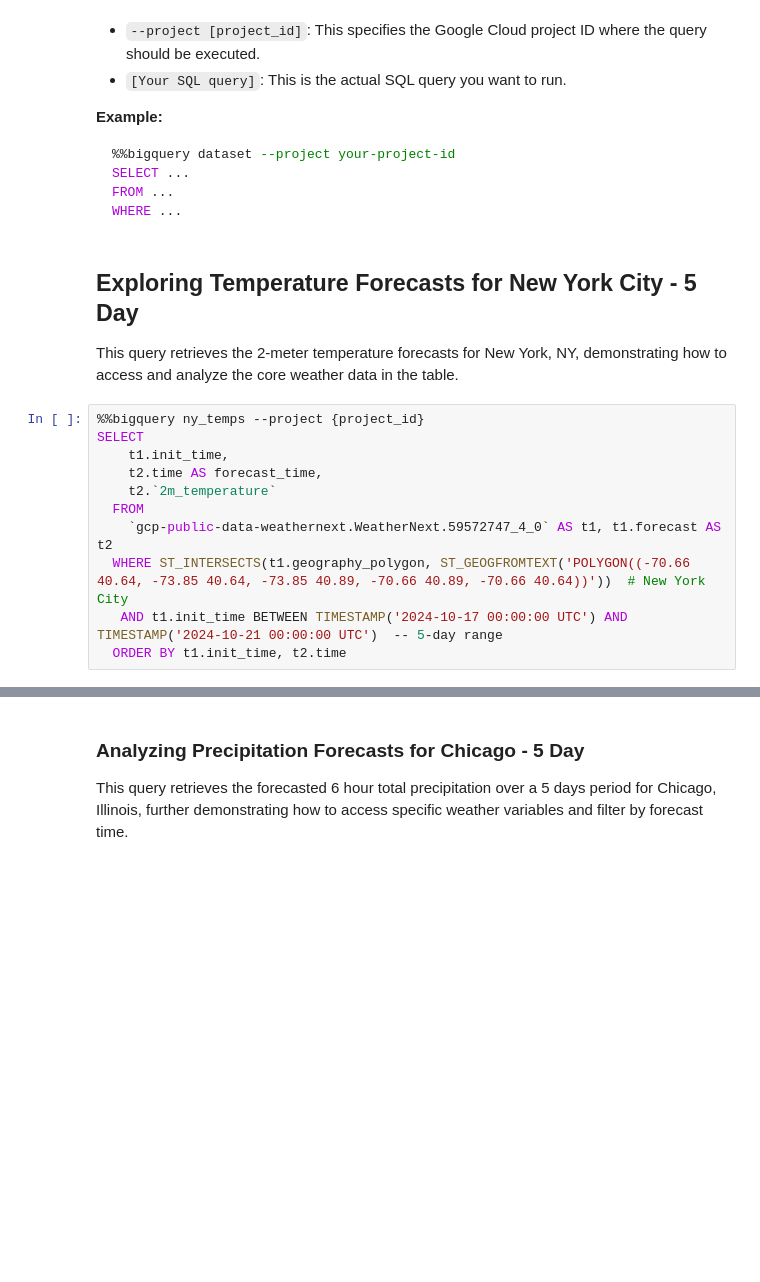
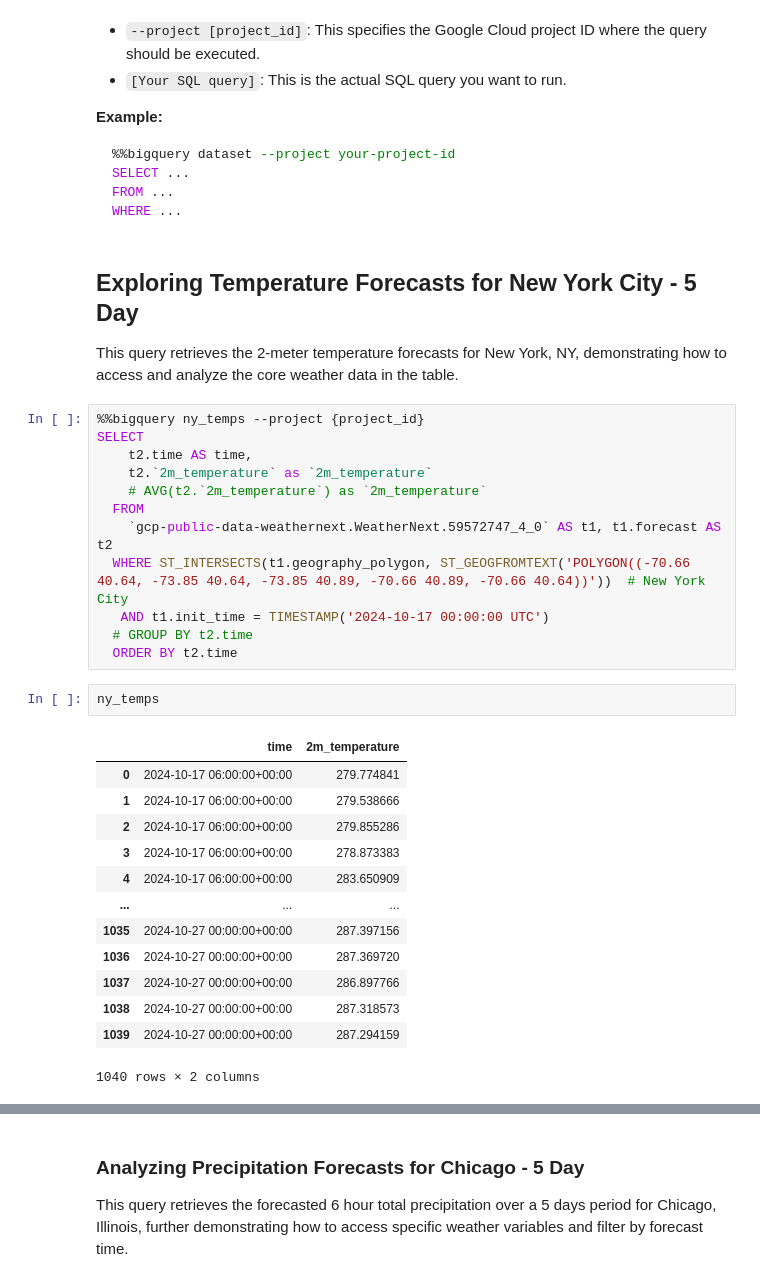
Before and after one commit to gena/next25-weather, a Jupyter notebook: notebooks/weathernext-bigquery-simple.ipynb, the cells around one changed output, grey strips where cells are left out. Cells and saved outputs as stored; diff of their text form; blank space fills up the shorter version.

```diff
--- a/notebooks/weathernext-bigquery-simple.ipynb
+++ b/notebooks/weathernext-bigquery-simple.ipynb
@@ -121,13 +121,30 @@ This query retrieves the 2-meter temperature forecasts for New York, NY, demonst
 # %%
 %%bigquery ny_temps --project {project_id}
 SELECT
-    t1.init_time,
-    t2.time AS forecast_time,
-    t2.`2m_temperature`
+    t2.time AS time,
+    t2.`2m_temperature` as `2m_temperature`
+    # AVG(t2.`2m_temperature`) as `2m_temperature`
   FROM
     `gcp-public-data-weathernext.WeatherNext.59572747_4_0` AS t1, t1.forecast AS t2
   WHERE ST_INTERSECTS(t1.geography_polygon, ST_GEOGFROMTEXT('POLYGON((-70.66 40.64, -73.85 40.64, -73.85 40.89, -70.66 40.89, -70.66 40.64))'))  # New York City
-   AND t1.init_time BETWEEN TIMESTAMP('2024-10-17 00:00:00 UTC') AND TIMESTAMP('2024-10-21 00:00:00 UTC')  -- 5-day range
-  ORDER BY t1.init_time, t2.time
+   AND t1.init_time = TIMESTAMP('2024-10-17 00:00:00 UTC')
+  # GROUP BY t2.time
+  ORDER BY t2.time
+# %%
+ny_temps
+# %% [output]
+|  | time | 2m_temperature |
+| 0 | 2024-10-17 06:00:00+00:00 | 279.774841 |
+| 1 | 2024-10-17 06:00:00+00:00 | 279.538666 |
+| 2 | 2024-10-17 06:00:00+00:00 | 279.855286 |
+| 3 | 2024-10-17 06:00:00+00:00 | 278.873383 |
+| 4 | 2024-10-17 06:00:00+00:00 | 283.650909 |
+| ... | ... | ... |
+| 1035 | 2024-10-27 00:00:00+00:00 | 287.397156 |
+| 1036 | 2024-10-27 00:00:00+00:00 | 287.369720 |
+| 1037 | 2024-10-27 00:00:00+00:00 | 286.897766 |
+| 1038 | 2024-10-27 00:00:00+00:00 | 287.318573 |
+| 1039 | 2024-10-27 00:00:00+00:00 | 287.294159 |
+1040 rows × 2 columns
 # %%
 # Extract the date from the first forecast_time
```
Also changed, not shown: parts of 11 cells of this notebook, 1 other file.
